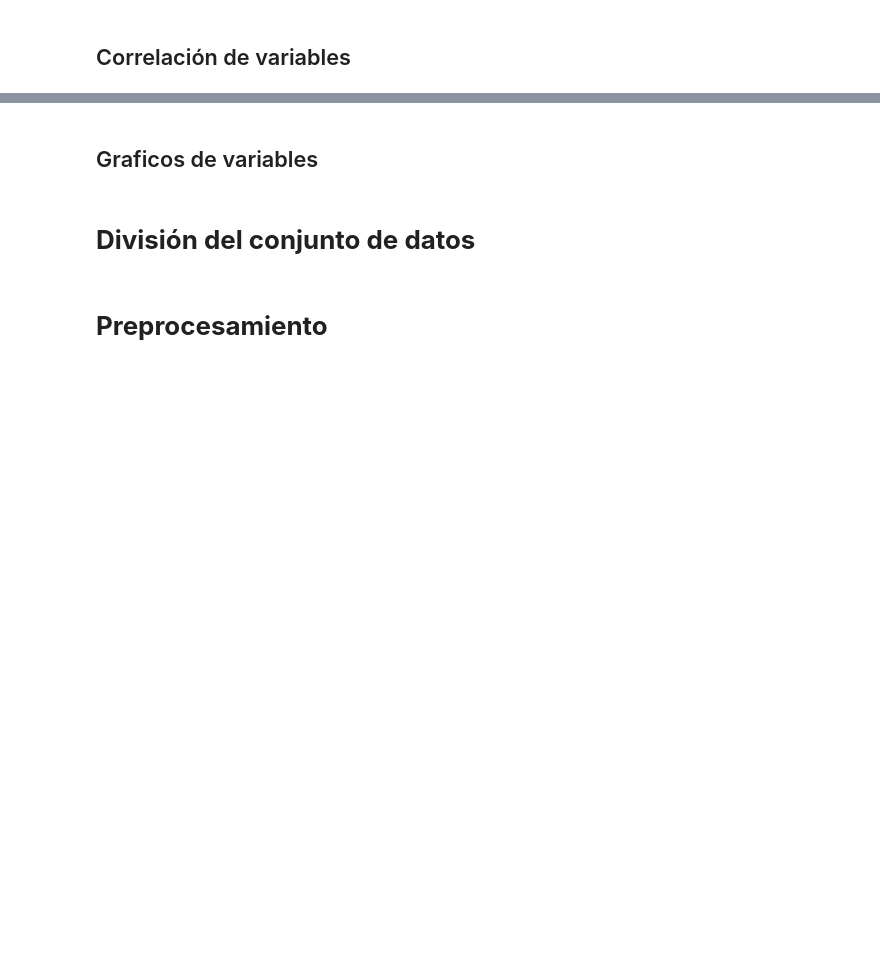
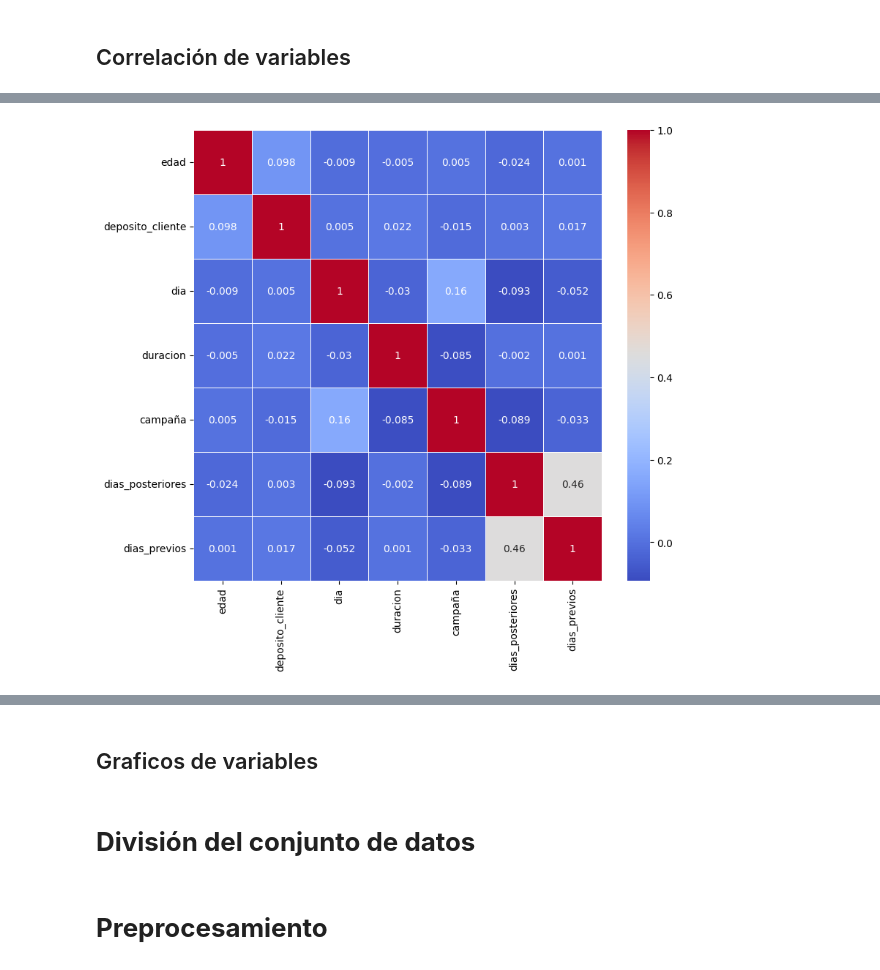
Before and after one commit to Marcelooyola/UDAMod5, a Jupyter notebook: trabajo_final.ipynb, the cells around one changed output, grey strips where cells are left out. Cells and saved outputs as stored; diff of their text form; code cells hidden in the pictures; blank space fills up the shorter version.

```diff
--- a/trabajo_final.ipynb
+++ b/trabajo_final.ipynb
@@ -258,2 +315,5 @@ freq    13766     4901
 # %% [markdown]
 ## Correlación de variables
+# %%
+pearson = round(analisis.corr(method = 'pearson', numeric_only = True),3)
+pearson
@@ -259,0 +329,11 @@ freq    13766     4901
+# %%
+plt.figure(figsize= (9,8))
+sns.heatmap(
+    pearson,
+    annot = True,
+    linewidths = 0.5,
+    cmap = 'coolwarm'
+)
+plt.show()
+# %% [output]
+[figure, added]
```
Also changed, not shown: parts of 18 cells of this notebook.
